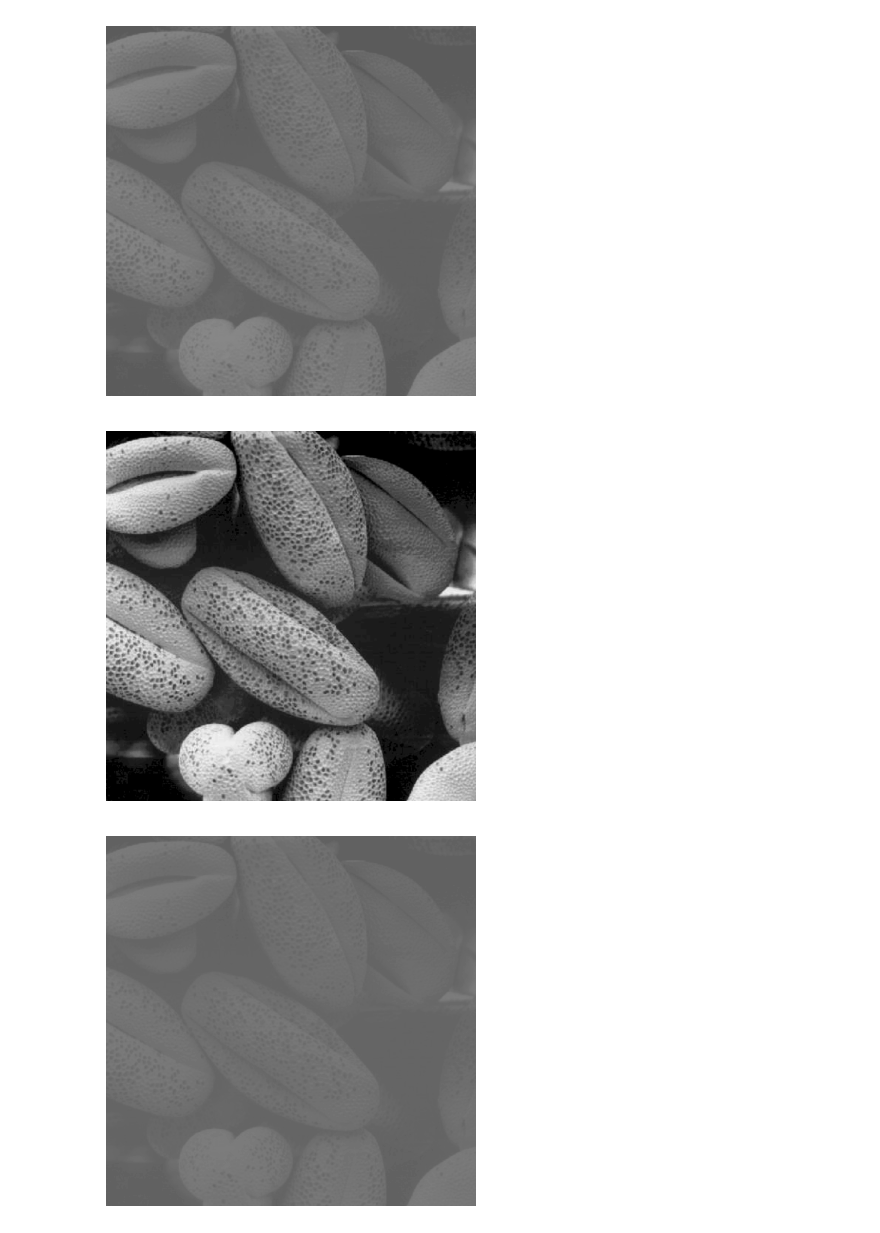
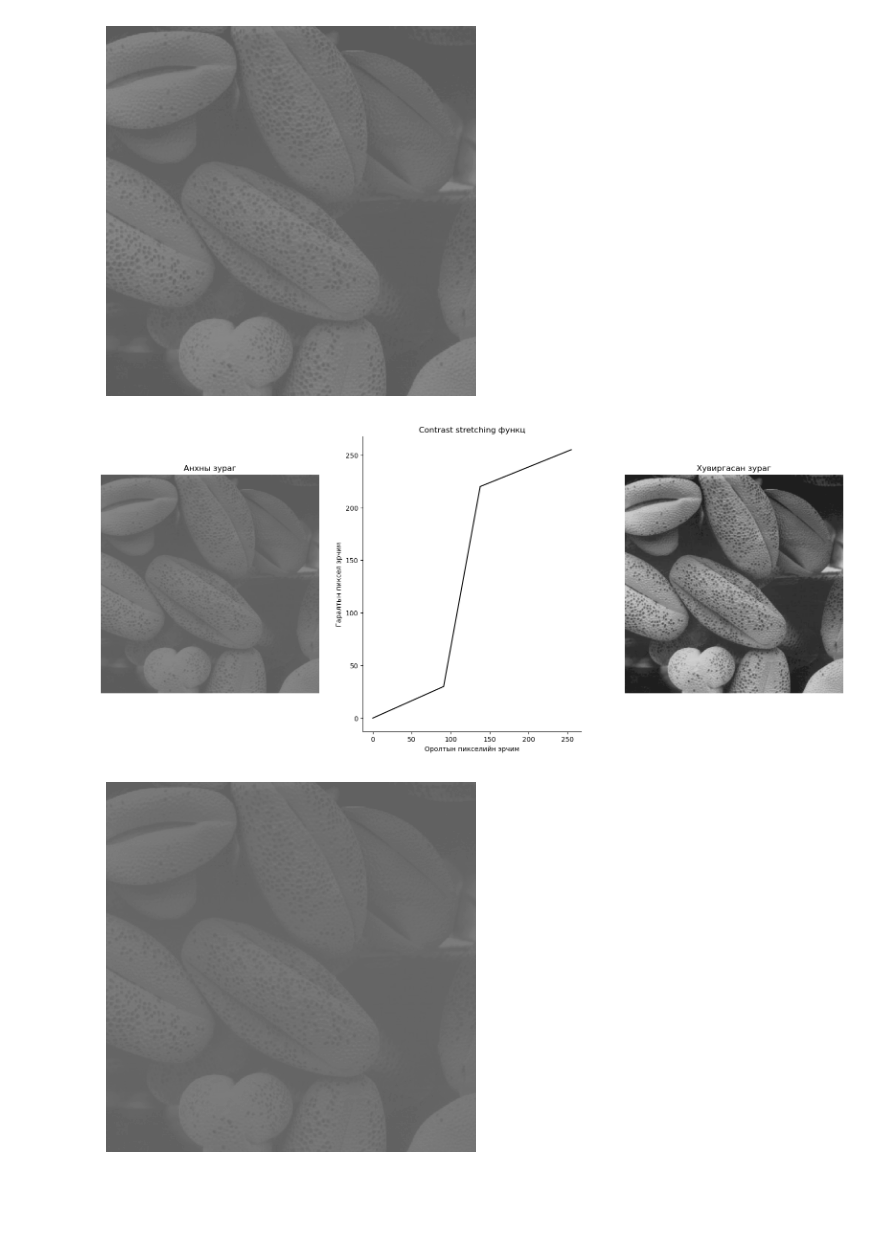
Before and after one commit to TemuujinE/NUM-Pattern-Recognition, a Jupyter notebook: lab2/Start/Constrast Stretching.ipynb, the cells around one changed output. Saved outputs shown, nothing was run; the diff lists cells and outputs as text; code cells hidden in the pictures; blank space fills up the shorter version.

Commit message:
lab2-contrast

```diff
--- a/lab2/Start/Constrast Stretching.ipynb
+++ b/lab2/Start/Constrast Stretching.ipynb
@@ -17,23 +17,65 @@ plt.imshow(img, cmap = 'gray', vmin = 0, vmax = 255)
 plt.axis('off');
 # %% [output]
 [figure]
-# %%
-img = Image.open("../../DIP3E_Original_Images_CH03/Fig0310(b)(washed_out_pollen_image).tif")
-img = np.asarray(img)
-
-h, w = img.shape
-img_min = np.min(img)
-img_max = np.max(img)
-
-minmax_img = np.zeros((h, w),dtype = 'uint8')
-for i in range(h):
-    for j in range(w):
-        minmax_img[i, j] = 255*(img[i, j] - img_min)/(img_max - img_min)
-
-plt.imshow(minmax_img, cmap = 'gray', vmin = 0, vmax = 255)
-plt.axis('off');
-# %% [output]
-[figure, removed]
+# %%
+def contrast_stretching_function_vectorized(img, new_min, new_max):
+    r_1, s_1 = img.min(), new_min
+    r_2, s_2 = img.max(), new_max
+
+    assert r_2 - r_1 < new_max - new_min
+
+
+    result = np.piecewise(img, [img < r_1, (img >= r_1) & (img < r_2), img >= r_2],
+                         [lambda x: s_1 / r_1 * x,
+                          lambda x: (s_2 - s_1) / (r_2 - r_1) * (x - r_1) + s_1,
+                          lambda x: (255 - s_2) / (255 - r_2) * (x - r_2) + s_2])
+
+    return result
+
+img = Image.open("../../DIP3E_Original_Images_CH03/Fig0310(b)(washed_out_pollen_image).tif")
+img = np.asarray(img)
+img_contrast_stretched = contrast_stretching_function_vectorized(img, 30, 220)
+# %%
+def contrast_stretching_function(pixel_value, img_min, img_max, new_min, new_max):
+    (r_1, s_1) = (img_min, new_min)
+    (r_2, s_2) = (img_max, new_max)
+
+    assert r_2 - r_1 < new_max - new_min
+
+    if pixel_value < r_1:
+        return s_1/r_1*pixel_value
+    elif (pixel_value >= r_1) and (pixel_value < r_2):
+        return (s_2-s_1)/(r_2-r_1)*(pixel_value-r_1) + s_1
+    elif r_2 <= pixel_value:
+        return (255-s_2)/(255-r_2)*(pixel_value-r_2) + s_2
+
+img_min, img_max = img.min(), img.max()
+new_min, new_max = 30, 220
+
+x_values = np.arange(256)
+y_values = [contrast_stretching_function(x, img_min, img_max, new_min, new_max) for x in x_values]
+
+fig, axes = plt.subplots(1, 3, figsize = (20, 8))
+
+axes[0].imshow(img, cmap = 'gray', vmin = 0, vmax = 255)
+axes[0].set_title("Анхны зураг")
+axes[0].axis('off')
+
+axes[2].imshow(img_contrast_stretched, cmap = 'gray', vmin = 0, vmax = 255)
+axes[2].set_title("Хувиргасан зураг")
+axes[2].axis('off')
+
+axes[1].plot(x_values, y_values, color = 'black')
+axes[1].set_title("Contrast stretching функц")
+axes[1].set_xlabel("Оролтын пикселийн эрчим")
+axes[1].set_ylabel("Гаралтын пиксел эрчим")
+
+axes[1].spines['top'].set_visible(False)
+axes[1].spines['right'].set_visible(False)
+
+fig.savefig("contrast_stretching_1.png", dpi = 300)
+# %% [output]
+[figure, added]
 # %%
 from PIL import ImageEnhance
 
```
Also changed, not shown: parts of 1 cell of this notebook, 3 other files.
